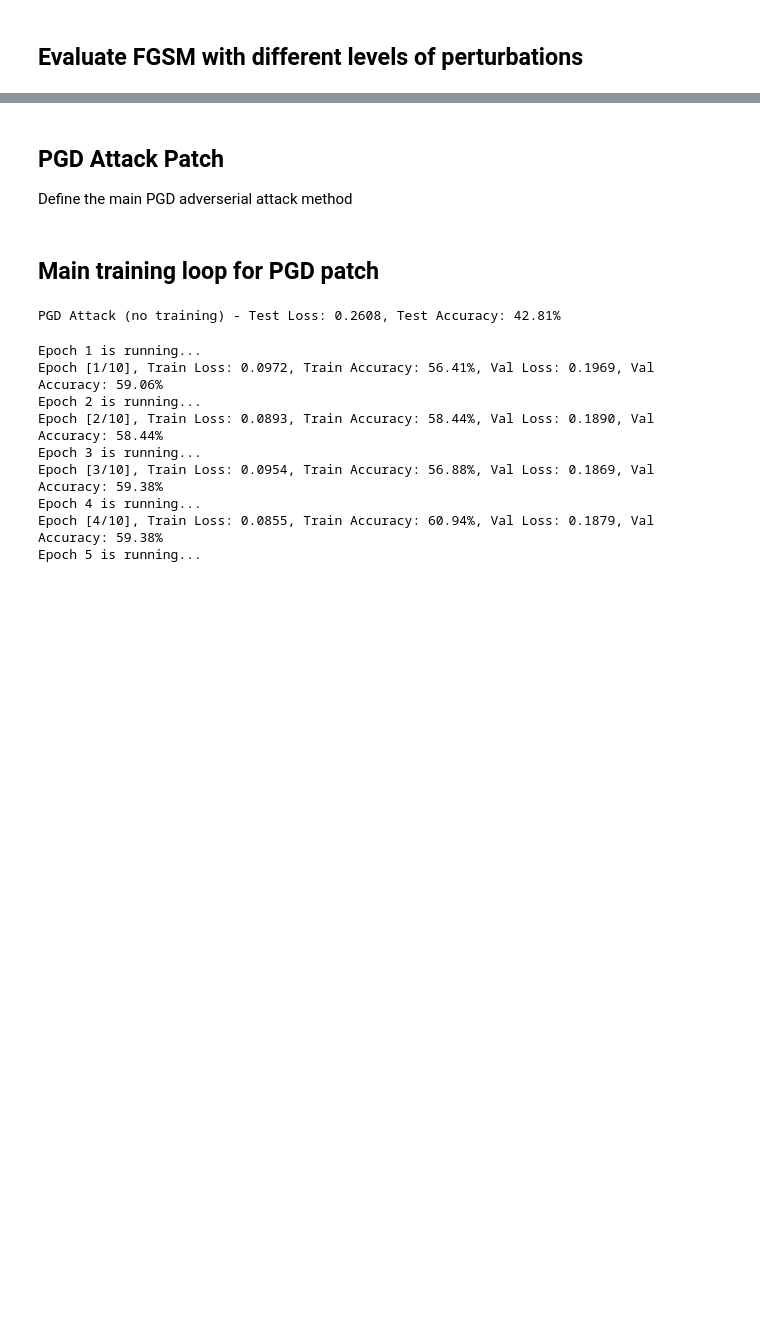
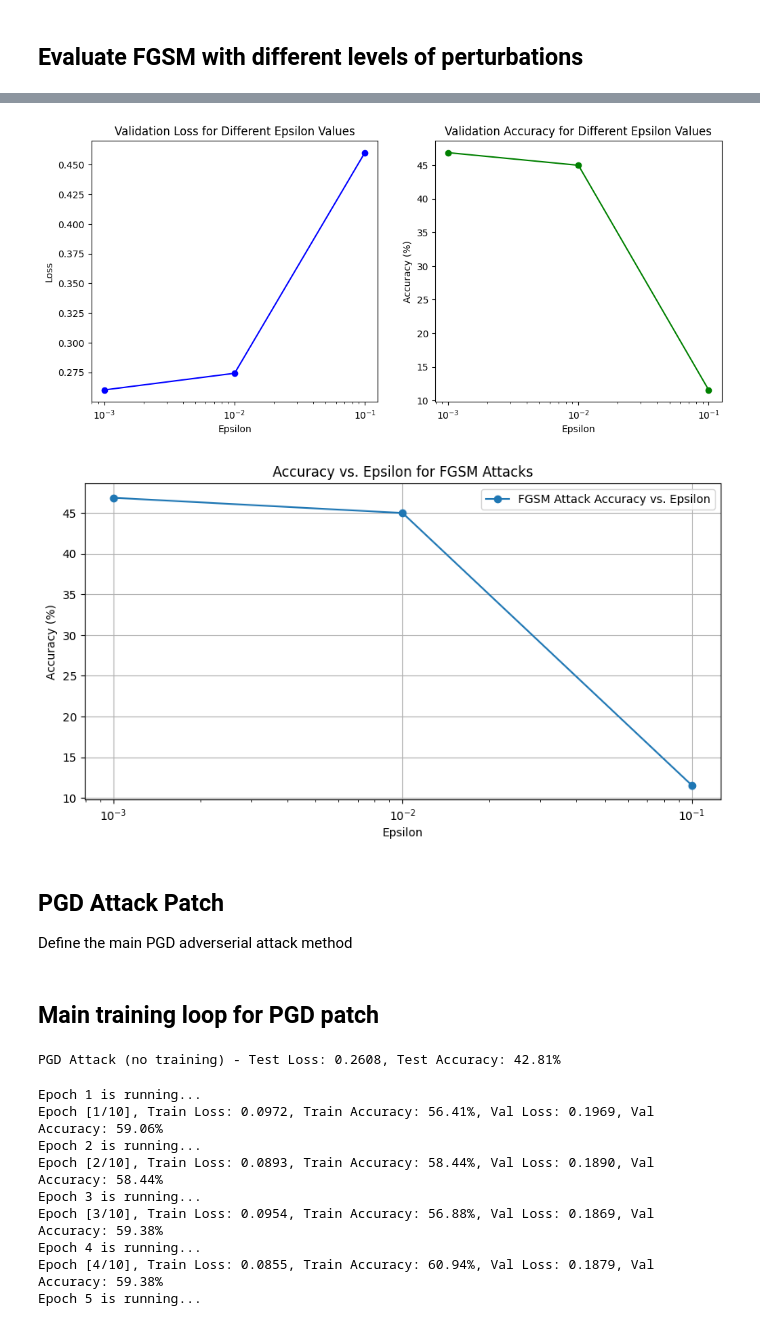
Before and after one commit to saifaldin14/AdversarialAttack3DCNN, a Jupyter notebook: 3DProject.ipynb, the cells around one changed output, grey strips where cells are left out. Saved outputs shown, nothing was run; the diff lists cells and outputs as text; code cells hidden in the pictures; blank space fills up the shorter version.

```diff
--- a/3DProject.ipynb
+++ b/3DProject.ipynb
@@ -583,3 +631,48 @@ for epsilon in [0.1, 0.01, 0.001]:
+# %%
+import matplotlib.pyplot as plt
+
+# 1. Plotting Effect of Different Epsilon Values
+
+epsilons = [0.1, 0.01, 0.001]
+fgsm_eval_loss = [vars[0] for vars in fgsm_eval_vars]
+fgsm_eval_acc = [vars[1] for vars in fgsm_eval_vars]
+
+plt.figure(figsize=(12, 5))
+
+# Loss vs Epsilon
+plt.subplot(1, 2, 1)
+plt.plot(epsilons, fgsm_eval_loss, marker='o', linestyle='-', color='blue')
+plt.xscale('log')
+plt.xlabel('Epsilon')
+plt.ylabel('Loss')
+plt.title('Validation Loss for Different Epsilon Values')
+
+# Accuracy vs Epsilon
+plt.subplot(1, 2, 2)
+plt.plot(epsilons, fgsm_eval_acc, marker='o', linestyle='-', color='green')
+plt.xscale('log')
+plt.xlabel('Epsilon')
+plt.ylabel('Accuracy (%)')
+plt.title('Validation Accuracy for Different Epsilon Values')
+
+plt.show()
+
+# 3. Accuracy vs. Epsilon
+epsilons = [0.1, 0.01, 0.001]  # Example epsilon values
+fgsm_epsilon_acc = [val[1] for val in fgsm_eval_vars]  # Extract accuracy for each epsilon
+
+plt.figure(figsize=(10, 5))
+plt.plot(epsilons, fgsm_epsilon_acc, label="FGSM Attack Accuracy vs. Epsilon", marker='o')
+plt.title('Accuracy vs. Epsilon for FGSM Attacks')
+plt.xlabel('Epsilon')
+plt.ylabel('Accuracy (%)')
+plt.xscale('log')  # Logarithmic scale for epsilon
+plt.grid(True)
+plt.legend()
+plt.show()
+# %% [output]
+[figure, added]
+[figure, added]
 # %% [markdown]
 ## PGD Attack Patch
 Define the main PGD adverserial attack method
```
Also changed, not shown: parts of 6 cells of this notebook.
